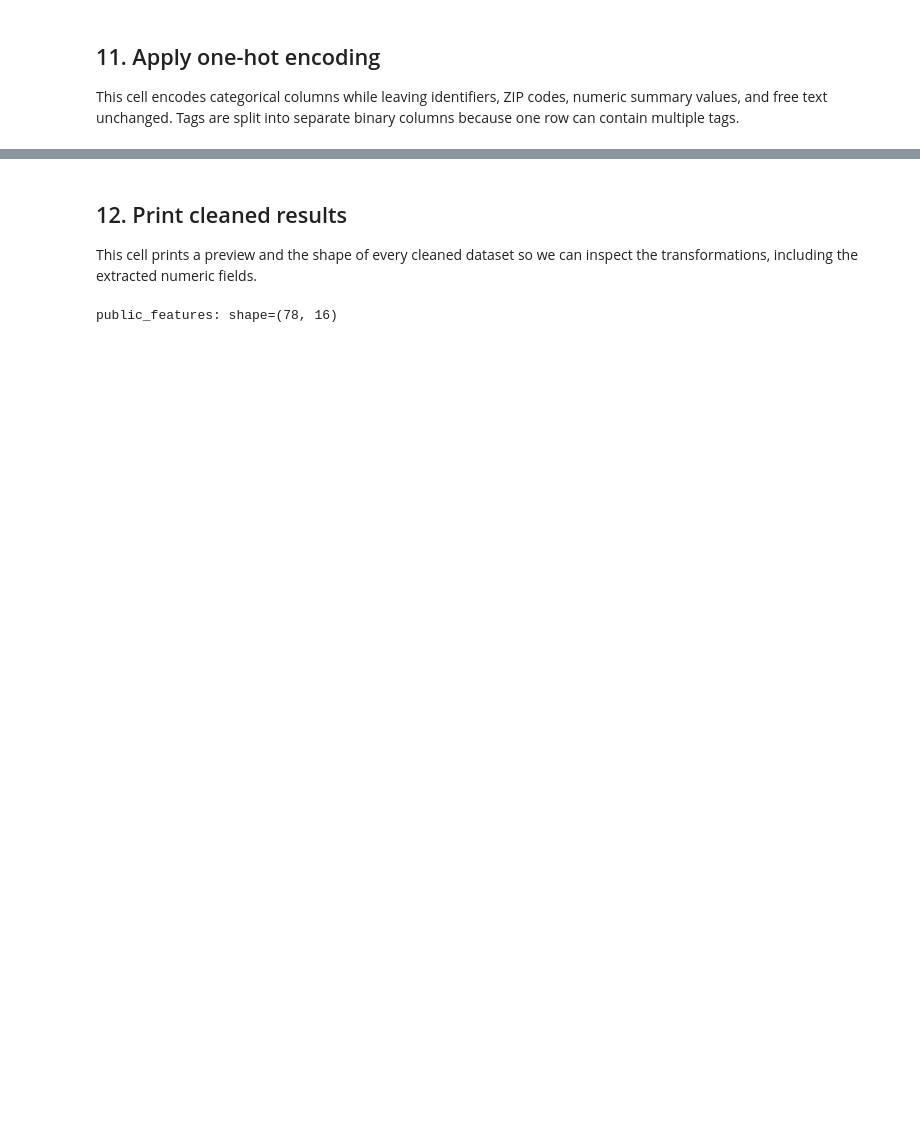
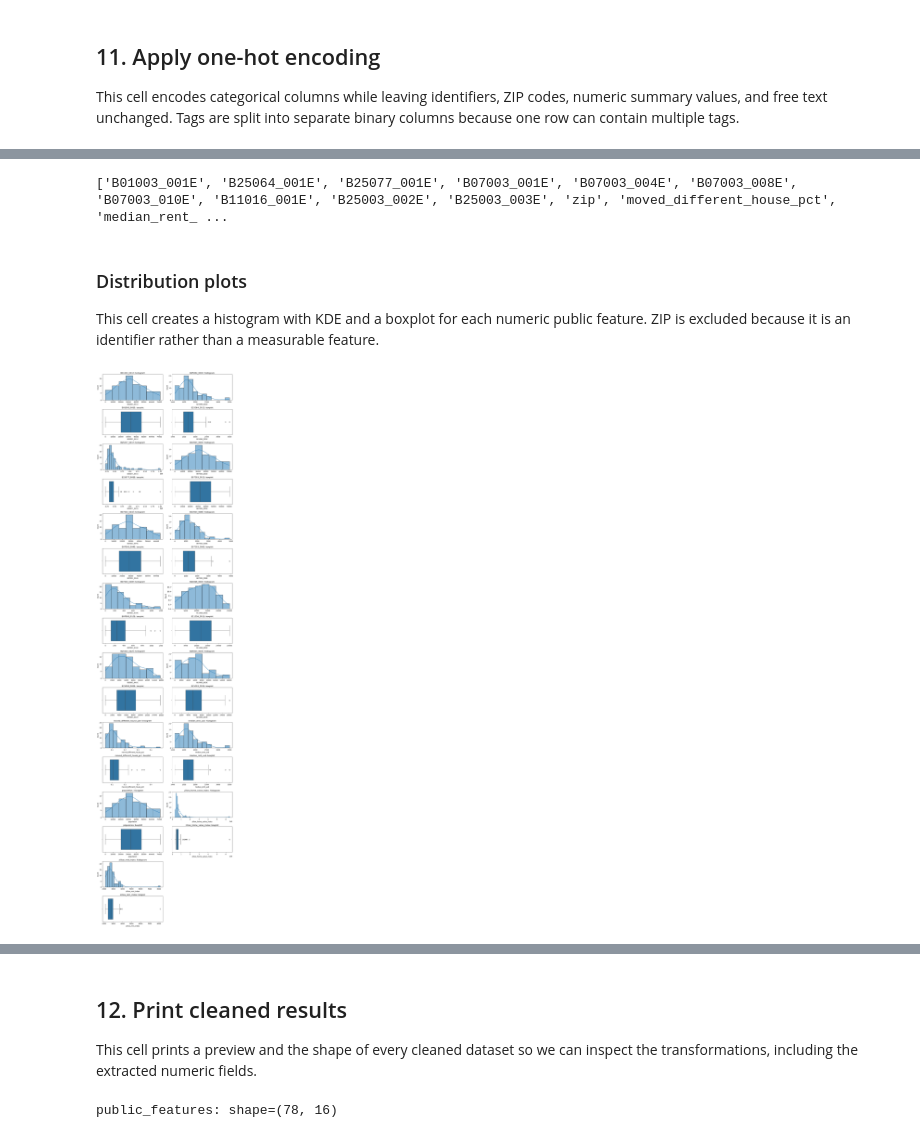
Before and after one commit to Break-Through-Tech/Flow-1B-responsible-ai-prototype-for-personalized-neighborhood-recommendations, a Jupyter notebook: notebooks/cleaning.ipynb, the cells around one changed output, grey strips where cells are left out. Saved outputs shown, nothing was run; the diff lists cells and outputs as text; code cells hidden in the pictures; blank space fills up the shorter version.

```diff
--- a/notebooks/cleaning.ipynb
+++ b/notebooks/cleaning.ipynb
@@ -259,0 +380,26 @@ crowd_text_snippets: replaced 0 sentinel values
+# %%
+PUBLIC_NUMERIC_COLUMNS = [
+    'B01003_001E',
+    'B25064_001E',
+    'B25077_001E',
+    'B07003_001E',
+    'B07003_004E',
+    'B07003_008E',
+    'B07003_010E',
+    'B11016_001E',
+    'B25003_002E',
+    'B25003_003E',
+    'zillow_home_value_index',
+    'zillow_rent_index',
+]
+
+public_features, public_mean_audit, unavailable_public_columns = fill_missing_numeric_with_mean(
+    public_features,
+    PUBLIC_NUMERIC_COLUMNS,
+)
+datasets['public_features'] = public_features
+
+print('Public-feature mean-imputation audit:')
+display(public_mean_audit)
+if unavailable_public_columns:
+    print('Columns missing or entirely NaN:', unavailable_public_columns)
@@ -415,0 +658,15 @@ columns: ['zip', 'theme_co_living', 'theme_expensive', 'theme_pet_friendly', 'th
+# %%
+print(list(public_features))
+# %% [output]
+['B01003_001E', 'B25064_001E', 'B25077_001E', 'B07003_001E', 'B07003_004E', 'B07003_008E', 'B07003_010E', 'B11016_001E', 'B25003_002E', 'B25003_003E', 'zip', 'moved_different_house_pct', 'median_rent_ ...
+# %% [markdown]
+### Distribution plots
+
+This cell creates a histogram with KDE and a boxplot for each numeric public feature. ZIP is excluded because it is an identifier rather than a measurable feature.
+# %%
+plot_numeric_distributions(
+    public_features,
+    identifier_columns={'zip'},
+)
+# %% [output]
+[figure, added]
```
Also changed, not shown: parts of 25 cells of this notebook.
